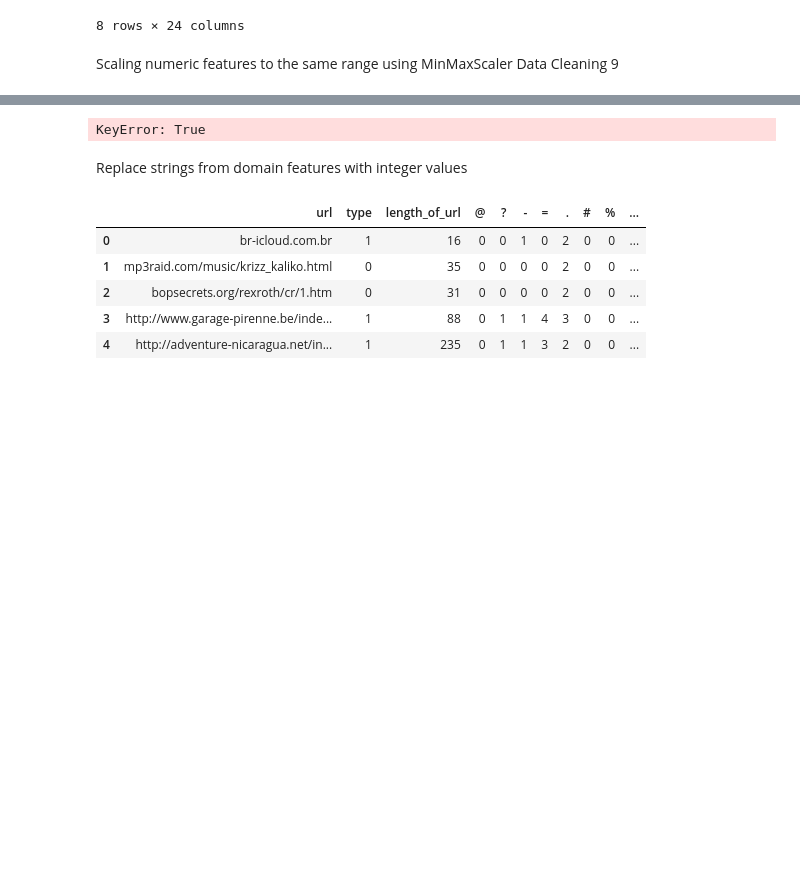
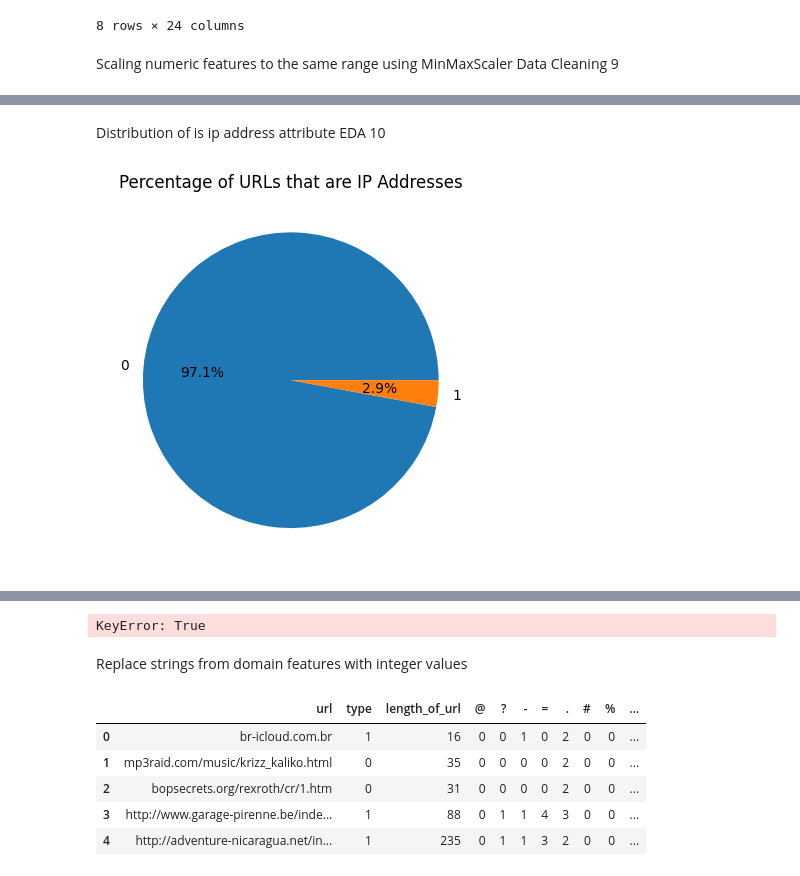
Before and after one commit to KarthikVajja/URLPhishingDetection, a Jupyter notebook: phishingDetection.ipynb, the cells around one changed output, grey strips where cells are left out. Cells and saved outputs as stored; diff of their text form; code cells hidden in the pictures; blank space fills up the shorter version.

```diff
--- a/phishingDetection.ipynb
+++ b/phishingDetection.ipynb
@@ -540,0 +581,10 @@ data[['length_of_url', 'url_path_length', 'numeric_ratio', 'character_ratio']] =
+# %% [markdown]
+Distribution of is ip address attribute EDA 10
+# %%
+import matplotlib.pyplot as plt
+counts = data['is_ip'].value_counts()
+plt.pie(counts.values, labels=counts.index, autopct='%1.1f%%')
+plt.title('Percentage of URLs that are IP Addresses')
+plt.show()
+# %% [output]
+[figure, added]
```
Also changed, not shown: parts of 11 cells of this notebook.
